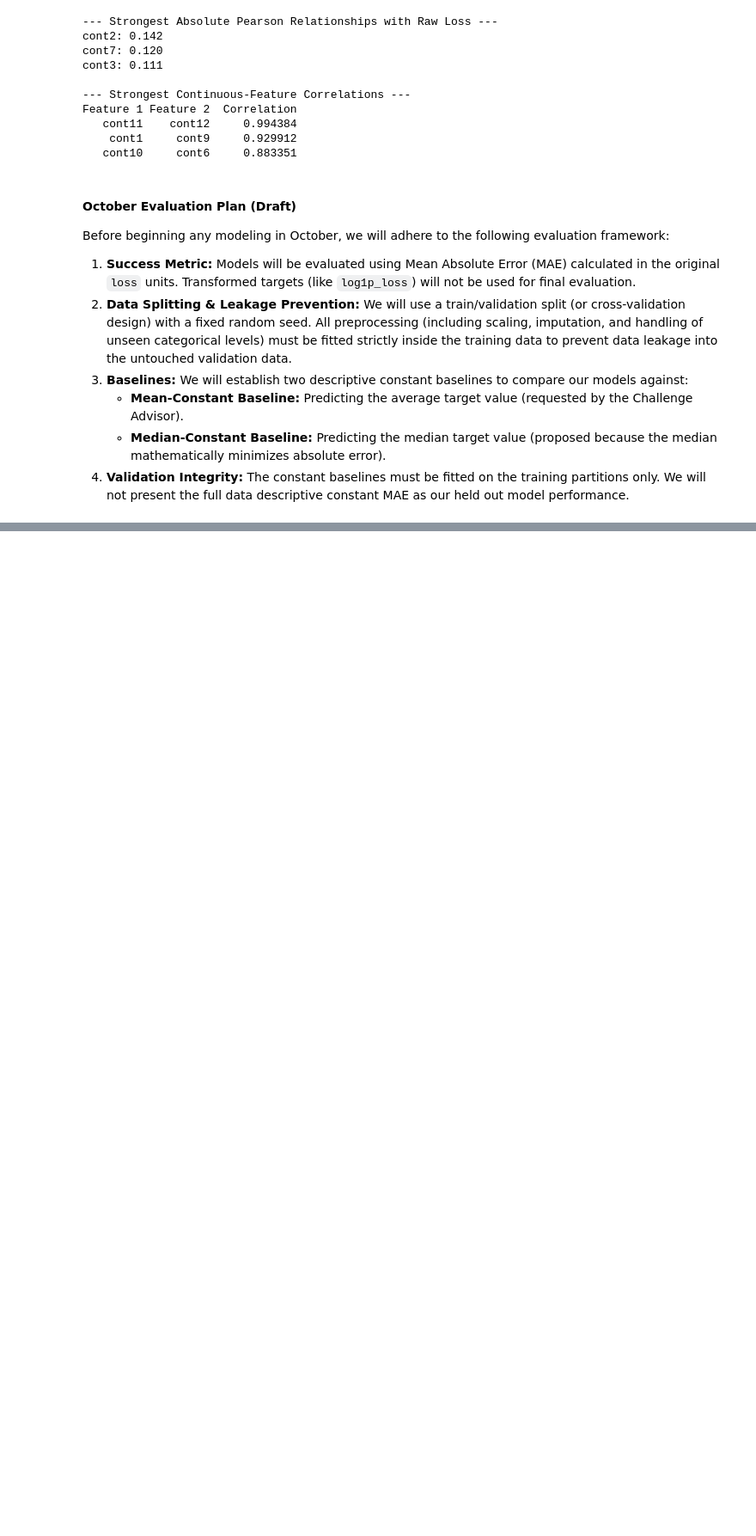
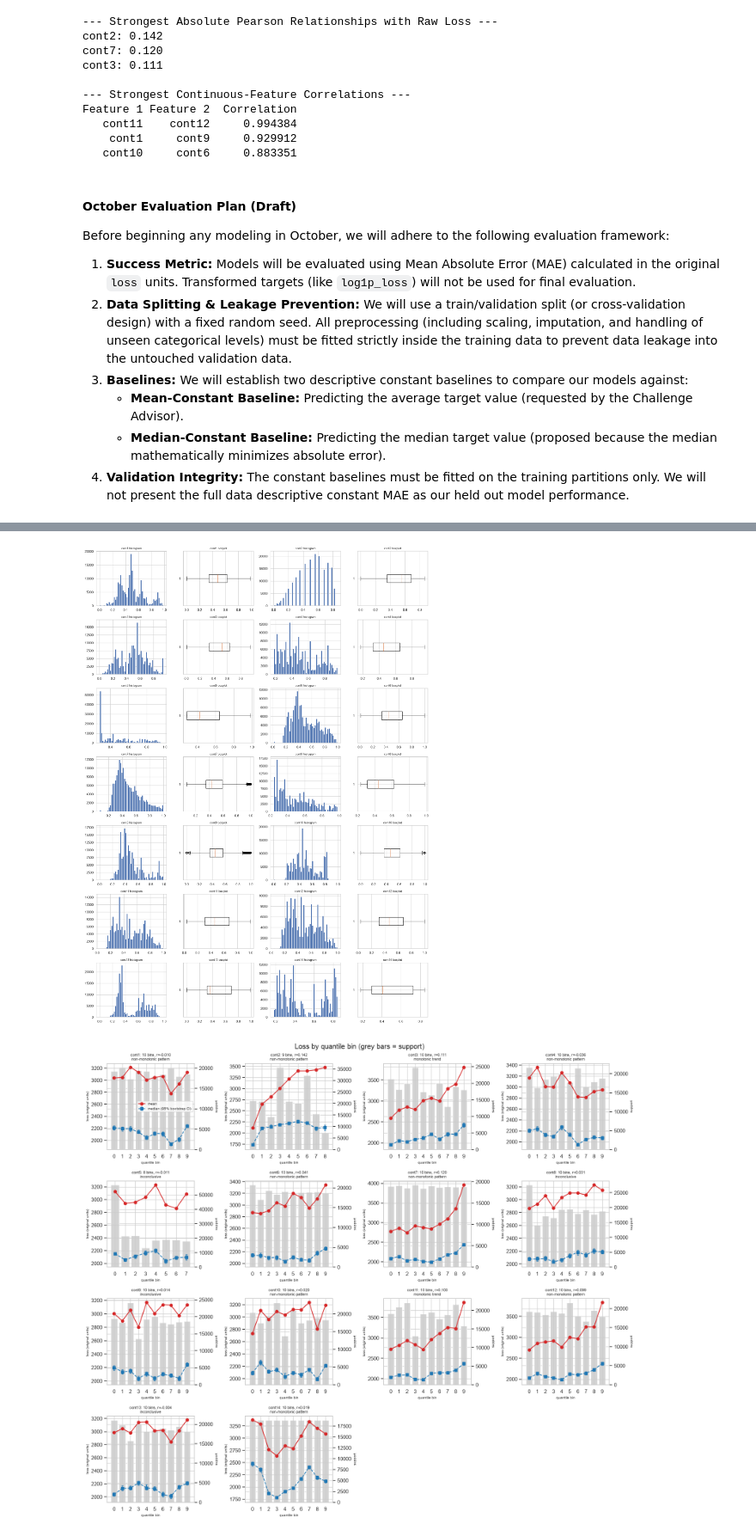
Before and after one commit to Break-Through-Tech/Allstate-1C-predicting-auto-claims-severity, a Jupyter notebook: notebooks/data-understanding.ipynb, the cells around one changed output, grey strips where cells are left out. Shown at 86% size. Saved outputs shown, nothing was run; the diff lists cells and outputs as text; code cells hidden in the pictures; blank space fills up the shorter version.

Commit message:
Gate 3 Task 4: findings register v2, continuous evidence, independent review section, workflow receipt

```diff
--- a/notebooks/data-understanding.ipynb
+++ b/notebooks/data-understanding.ipynb
@@ -3,0 +7,19 @@
+# %%
+import subprocess
+from importlib import metadata
+
+PINNED = {}
+for line in open("../requirements.txt"):
+    name, _, version = line.strip().partition("==")
+    if name in {"pandas", "numpy", "scipy", "matplotlib", "seaborn"}:
+        PINNED[name] = version
+INSTALLED = {p: metadata.version(p) for p in PINNED}
+VERSION_DRIFT = {p: {"pinned": PINNED[p], "installed": INSTALLED[p]} for p in PINNED if INSTALLED[p] != PINNED[p]}
+if VERSION_DRIFT:
+    print("WARNING: installed versions differ from requirements.txt:", VERSION_DRIFT)
+    print("Install the pinned versions with:  pip install " + " ".join(f"{p}=={v}" for p, v in PINNED.items()))
+
+_git = lambda *args: subprocess.run(["git", *args], capture_output=True, text=True).stdout.strip()
+RUN_COMMIT = _git("rev-parse", "HEAD")
+RUN_START_DIRTY = [line for line in _git("status", "--porcelain").splitlines() if line.strip()]
+print("Commit:", RUN_COMMIT, "| clean at start:", not RUN_START_DIRTY, "| versions match pins:", not VERSION_DRIFT)
@@ -1710,0 +1880,29 @@ Before beginning any modeling in October, we will adhere to the following evalua
+# %%
+fig, axes = plt.subplots(7, 4, figsize=(16, 22))
+for i, c in enumerate(t4_cont):
+    axes.flat[2 * i].hist(t4_df[c], bins=50); axes.flat[2 * i].set_title(f"{c} histogram", fontsize=9)
+    axes.flat[2 * i + 1].boxplot(t4_df[c], orientation="horizontal"); axes.flat[2 * i + 1].set_title(f"{c} boxplot", fontsize=9)
+fig.tight_layout(); plt.show()
+
+fig, axes = plt.subplots(4, 4, figsize=(16, 14))
+for ax, (_, p) in zip(axes.flat, t4_inv.iterrows()):
+    t = t4_bins[t4_bins["field"] == p.field]
+    ax2 = ax.twinx(); ax2.bar(t["bin_index"], t["support"], color="lightgray"); ax2.set_ylabel("support", fontsize=7)
+    ax.set_zorder(ax2.get_zorder() + 1); ax.patch.set_visible(False)
+    ax.plot(t["bin_index"], t["raw_mean_loss"], "o-", color="tab:red", label="mean")
+    ax.errorbar(t["bin_index"], t["raw_median_loss"],
+                yerr=[t["raw_median_loss"] - t["median_ci_low"], t["median_ci_high"] - t["raw_median_loss"]],
+                fmt="s--", color="tab:blue", capsize=2, label="median (95% bootstrap CI)")
+    ax.set_title(f"{p.field}: {p.actual_bins} bins, r={p.pearson_raw:.3f}\n{p.pattern_classification}", fontsize=8)
+    ax.set_xticks(t["bin_index"]); ax.set_xlabel("quantile bin", fontsize=7); ax.set_ylabel("loss (original units)", fontsize=7)
+for ax in list(axes.flat)[14:]:
+    ax.axis("off")
+axes.flat[0].legend(fontsize=7)
+fig.suptitle("Loss by quantile bin (grey bars = support)"); fig.tight_layout(); plt.show()
+
+fig, ax = plt.subplots(figsize=(10, 8))
+sns.heatmap(t4_cm, annot=True, fmt=".2f", cmap="coolwarm", vmin=-1, vmax=1, annot_kws={"size": 7}, ax=ax)
+ax.set_title("Pearson correlation among continuous predictors (annotated)"); plt.tight_layout(); plt.show()
+# %% [output]
+[figure, added]
+[figure, added]
```
Also changed, not shown: parts of 24 cells of this notebook, 9 other files.
